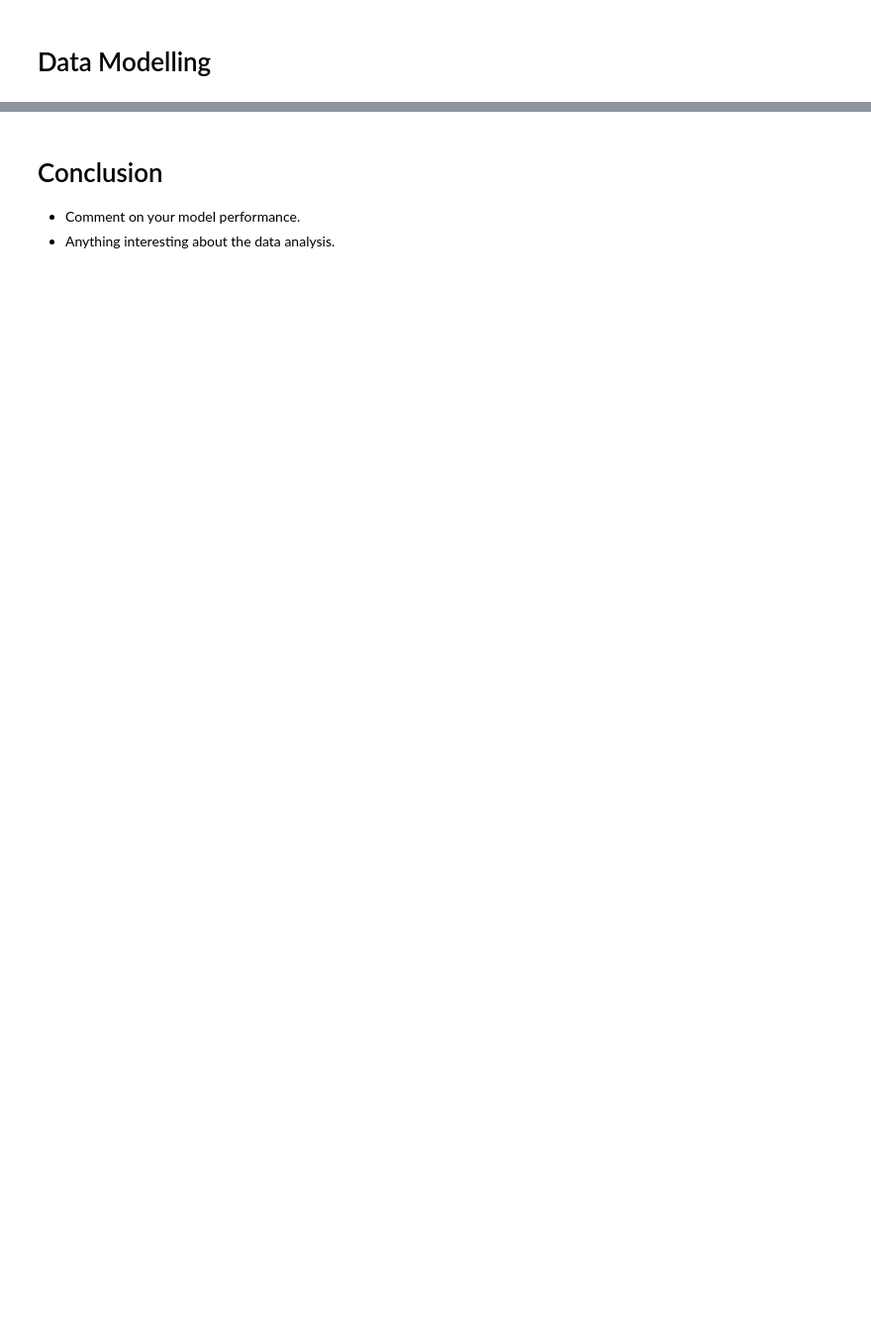
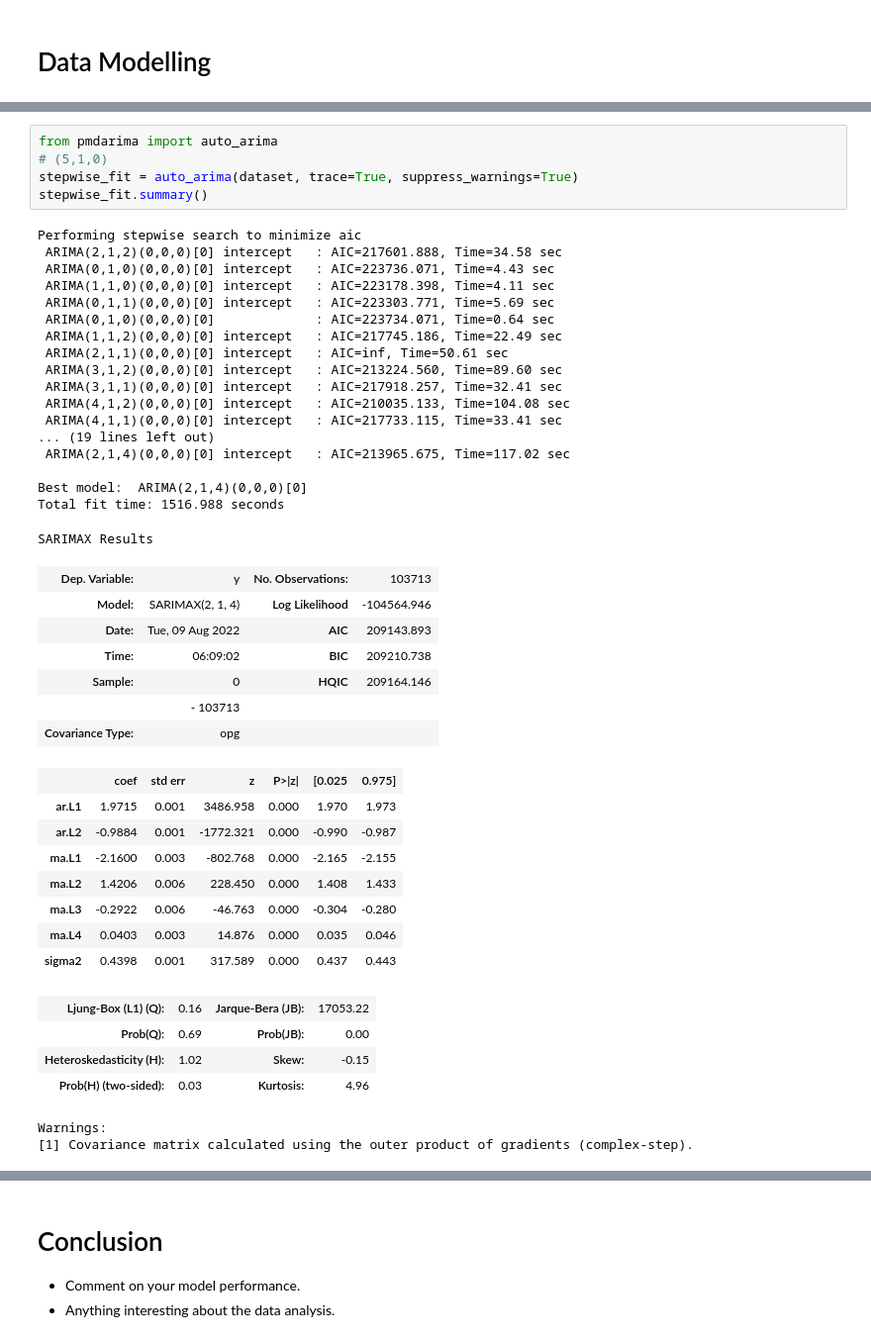
Before and after one commit to BraveNewWord/msa-phase-2, a Jupyter notebook: data-science-module/submission.ipynb, the cells around one changed output, grey strips where cells are left out. Shown at 99% size. Drawn from its saved outputs; the diff is of its cells as text; blank space fills up the shorter version.

```diff
--- a/data-science-module/submission.ipynb
+++ b/data-science-module/submission.ipynb
@@ -209,0 +188,45 @@ plt.show()
+# %%
+from pmdarima import auto_arima
+# (5,1,0)
+stepwise_fit = auto_arima(dataset, trace=True, suppress_warnings=True)
+stepwise_fit.summary()
+# %% [output]
+Performing stepwise search to minimize aic
+ ARIMA(2,1,2)(0,0,0)[0] intercept   : AIC=217601.888, Time=34.58 sec
+ ARIMA(0,1,0)(0,0,0)[0] intercept   : AIC=223736.071, Time=4.43 sec
+ ARIMA(1,1,0)(0,0,0)[0] intercept   : AIC=223178.398, Time=4.11 sec
+ ARIMA(0,1,1)(0,0,0)[0] intercept   : AIC=223303.771, Time=5.69 sec
+ ARIMA(0,1,0)(0,0,0)[0]             : AIC=223734.071, Time=0.64 sec
+ ARIMA(1,1,2)(0,0,0)[0] intercept   : AIC=217745.186, Time=22.49 sec
+ ARIMA(2,1,1)(0,0,0)[0] intercept   : AIC=inf, Time=50.61 sec
+ ARIMA(3,1,2)(0,0,0)[0] intercept   : AIC=213224.560, Time=89.60 sec
+ ARIMA(3,1,1)(0,0,0)[0] intercept   : AIC=217918.257, Time=32.41 sec
+ ARIMA(4,1,2)(0,0,0)[0] intercept   : AIC=210035.133, Time=104.08 sec
+ ARIMA(4,1,1)(0,0,0)[0] intercept   : AIC=217733.115, Time=33.41 sec
+... (19 lines left out)
+ ARIMA(2,1,4)(0,0,0)[0] intercept   : AIC=213965.675, Time=117.02 sec
+
+Best model:  ARIMA(2,1,4)(0,0,0)[0]
+Total fit time: 1516.988 seconds
+SARIMAX Results
+| Dep. Variable: | y | No. Observations: | 103713 |
+| Model: | SARIMAX(2, 1, 4) | Log Likelihood | -104564.946 |
+| Date: | Tue, 09 Aug 2022 | AIC | 209143.893 |
+| Time: | 06:09:02 | BIC | 209210.738 |
+| Sample: | 0 | HQIC | 209164.146 |
+|  | - 103713 |  |  |
+| Covariance Type: | opg |  |  |
+|  | coef | std err | z | P>|z| | [0.025 | 0.975] |
+| ar.L1 | 1.9715 | 0.001 | 3486.958 | 0.000 | 1.970 | 1.973 |
+| ar.L2 | -0.9884 | 0.001 | -1772.321 | 0.000 | -0.990 | -0.987 |
+| ma.L1 | -2.1600 | 0.003 | -802.768 | 0.000 | -2.165 | -2.155 |
+| ma.L2 | 1.4206 | 0.006 | 228.450 | 0.000 | 1.408 | 1.433 |
+| ma.L3 | -0.2922 | 0.006 | -46.763 | 0.000 | -0.304 | -0.280 |
+| ma.L4 | 0.0403 | 0.003 | 14.876 | 0.000 | 0.035 | 0.046 |
+| sigma2 | 0.4398 | 0.001 | 317.589 | 0.000 | 0.437 | 0.443 |
+| Ljung-Box (L1) (Q): | 0.16 | Jarque-Bera (JB): | 17053.22 |
+| Prob(Q): | 0.69 | Prob(JB): | 0.00 |
+| Heteroskedasticity (H): | 1.02 | Skew: | -0.15 |
+| Prob(H) (two-sided): | 0.03 | Kurtosis: | 4.96 |
+Warnings:
+[1] Covariance matrix calculated using the outer product of gradients (complex-step).
```
Also changed, not shown: parts of 15 cells of this notebook, 1 other file.
